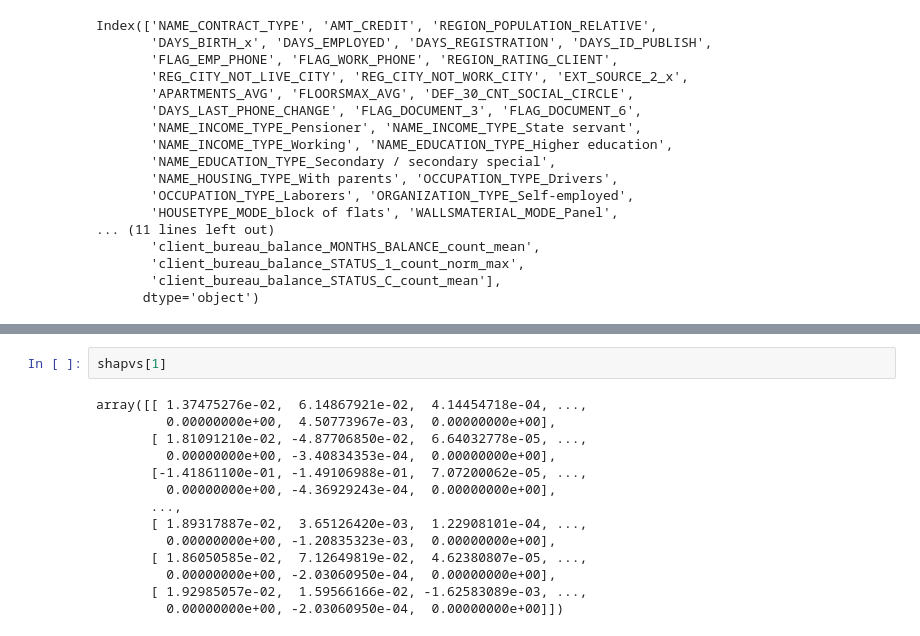
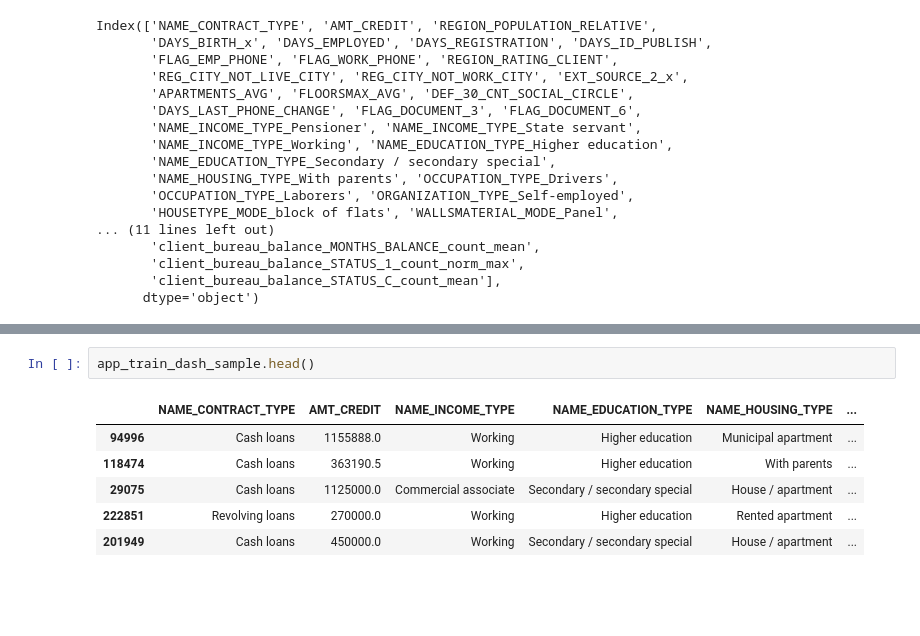
Before and after one commit to vpvinc/P7_loan_scoring_model, a Jupyter notebook: P7_modeling.ipynb, the cells around one changed output, grey strips where cells are left out. Saved outputs shown, nothing was run; the diff lists cells and outputs as text; blank space fills up the shorter version.

```diff
--- a/P7_modeling.ipynb
+++ b/P7_modeling.ipynb
@@ -1587,16 +1568,9 @@ Index(['NAME_CONTRACT_TYPE', 'AMT_CREDIT', 'REGION_POPULATION_RELATIVE',
-# %%
-shapvs[1]
-# %% [output]
-array([[ 1.37475276e-02,  6.14867921e-02,  4.14454718e-04, ...,
-         0.00000000e+00,  4.50773967e-03,  0.00000000e+00],
-       [ 1.81091210e-02, -4.87706850e-02,  6.64032778e-05, ...,
-         0.00000000e+00, -3.40834353e-04,  0.00000000e+00],
-       [-1.41861100e-01, -1.49106988e-01,  7.07200062e-05, ...,
-         0.00000000e+00, -4.36929243e-04,  0.00000000e+00],
-       ...,
-       [ 1.89317887e-02,  3.65126420e-03,  1.22908101e-04, ...,
-         0.00000000e+00, -1.20835323e-03,  0.00000000e+00],
-       [ 1.86050585e-02,  7.12649819e-02,  4.62380807e-05, ...,
-         0.00000000e+00, -2.03060950e-04,  0.00000000e+00],
-       [ 1.92985057e-02,  1.59566166e-02, -1.62583089e-03, ...,
-         0.00000000e+00, -2.03060950e-04,  0.00000000e+00]])
+# %%
+app_train_dash_sample.head()
+# %% [output]
+|  | NAME_CONTRACT_TYPE | AMT_CREDIT | NAME_INCOME_TYPE | NAME_EDUCATION_TYPE | NAME_HOUSING_TYPE | ... |
+| 94996 | Cash loans | 1155888.0 | Working | Higher education | Municipal apartment | ... |
+| 118474 | Cash loans | 363190.5 | Working | Higher education | With parents | ... |
+| 29075 | Cash loans | 1125000.0 | Commercial associate | Secondary / secondary special | House / apartment | ... |
+| 222851 | Revolving loans | 270000.0 | Working | Higher education | Rented apartment | ... |
+| 201949 | Cash loans | 450000.0 | Working | Secondary / secondary special | House / apartment | ... |
```
Also changed, not shown: parts of 11 cells of this notebook, 5 other files.
